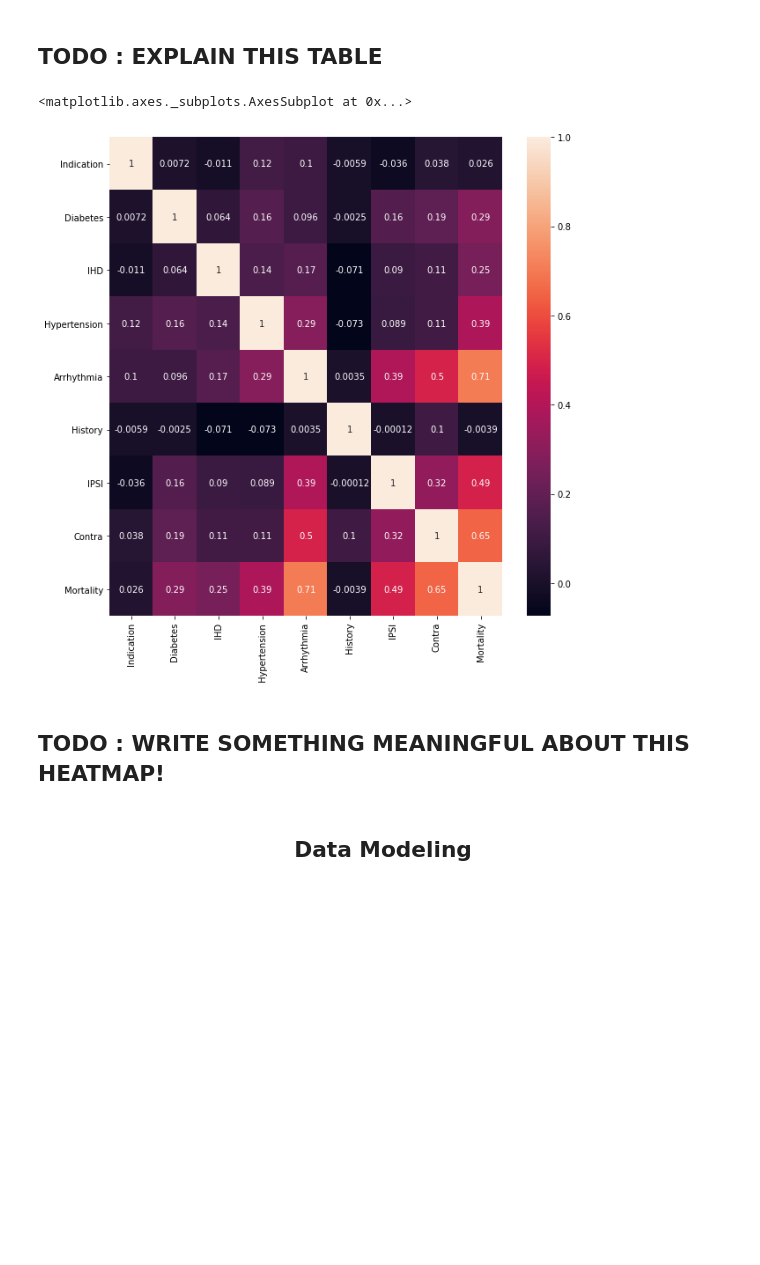
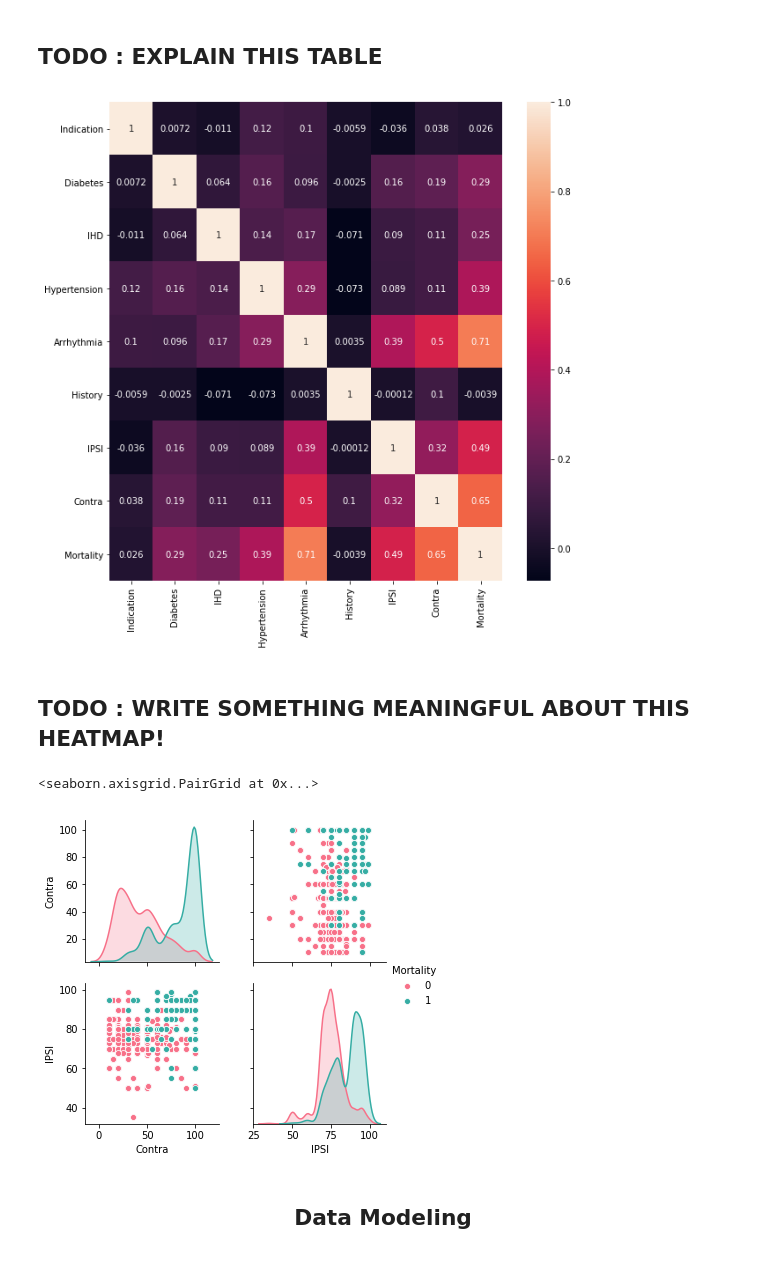
Before and after one commit to kthrasher1/Data_Mining, a Jupyter notebook: ACW/ACW_Jupyter_Notebook.ipynb, the cells around one changed output. Saved outputs shown, nothing was run; the diff lists cells and outputs as text; code cells hidden in the pictures; blank space fills up the shorter version.

```diff
--- a/ACW/ACW_Jupyter_Notebook.ipynb
+++ b/ACW/ACW_Jupyter_Notebook.ipynb
@@ -550,11 +576,16 @@ df_copy.corr()
 ## TODO : EXPLAIN THIS TABLE
 # %%
 fig,ax = plt.subplots(figsize=(10,10))
-sns.heatmap(df_copy.corr(), annot=True)
+sns.heatmap(correlations, annot=True)
+fig.savefig("heatmap.png")
 # %% [output]
-<matplotlib.axes._subplots.AxesSubplot at 0x...>
 [figure]
 # %% [markdown]
 ## TODO : WRITE SOMETHING MEANINGFUL ABOUT THIS HEATMAP!
+# %%
+sns.pairplot(df_copy, vars=["Contra", "IPSI"], hue="Mortality", palette="husl")
+# %% [output]
+<seaborn.axisgrid.PairGrid at 0x...>
+[figure, added]
 # %% [markdown]
 <center> <h2> Data Modeling </h2> </center>
```
Also changed, not shown: parts of 13 cells of this notebook, 4 other files.
